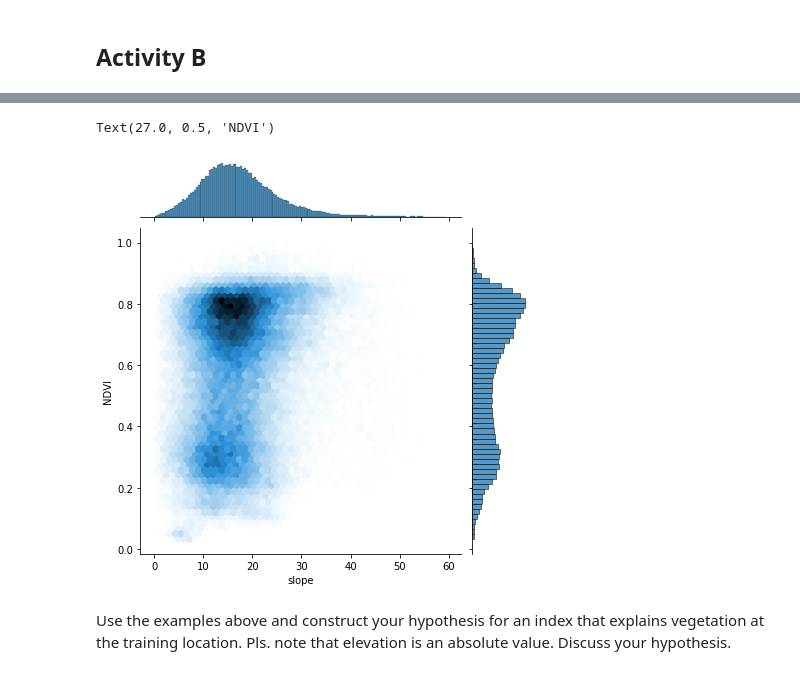
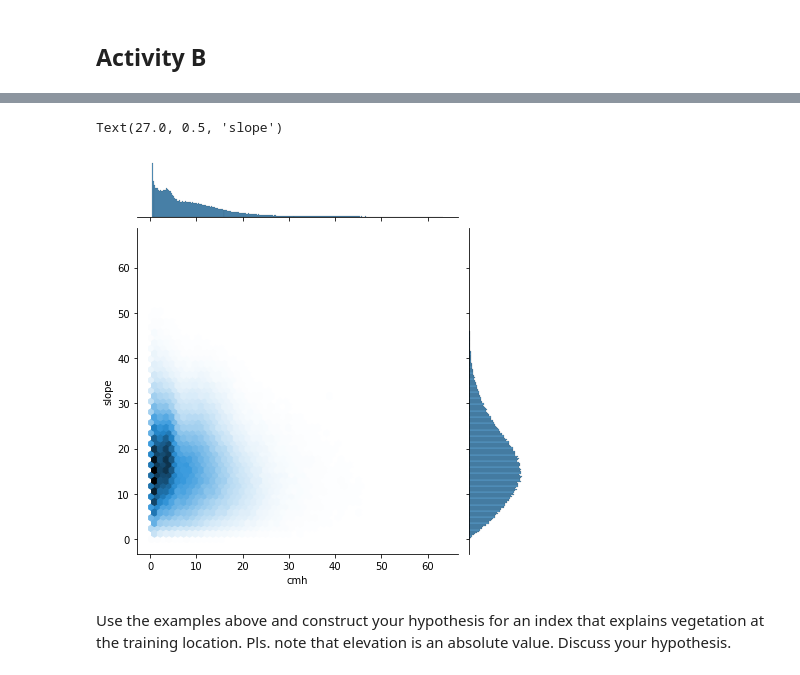
Before and after one commit to cojacoo/hydropedology_lab, a Jupyter notebook: NEON_example.ipynb, the cells around one changed output, grey strips where cells are left out. Drawn from its saved outputs; the diff is of its cells as text; code cells hidden in the pictures.

```diff
--- a/NEON_example.ipynb
+++ b/NEON_example.ipynb
@@ -257,16 +317,16 @@ legend()
 # %%
 # Since we have to look at combined distributions, it is worthwhile to check jointplots:
 # This example get the index for all cells with an elevation above 1250 m and plots slope against ndvi.
 
 figsize(10,10)
 #idx = (dtm.data.flatten()>=1170) & (dtm.data.flatten()<1250)
-idx = dtm.data.flatten()>1250
-sns.jointplot(x = slope.data.flatten()[idx], y = ndvi.data.flatten()[idx], kind = 'hex')
-xlabel('slope')
-ylabel('NDVI')
+idx = chm.data.flatten()>0.3
+sns.jointplot(x = chm.data.flatten()[idx], y = slope.data.flatten()[idx], kind = 'hex')
+xlabel('cmh')
+ylabel('slope')
 # %% [output]
-Text(27.0, 0.5, 'NDVI')
+Text(27.0, 0.5, 'slope')
-[figure, old version]
+[figure, new version]
 # %% [markdown]
 Use the examples above and construct your hypothesis for an index that explains vegetation at the training location. Pls. note that elevation is an absolute value. Discuss your hypothesis.
 # %% [markdown]
```
Also changed, not shown: parts of 11 cells of this notebook.
